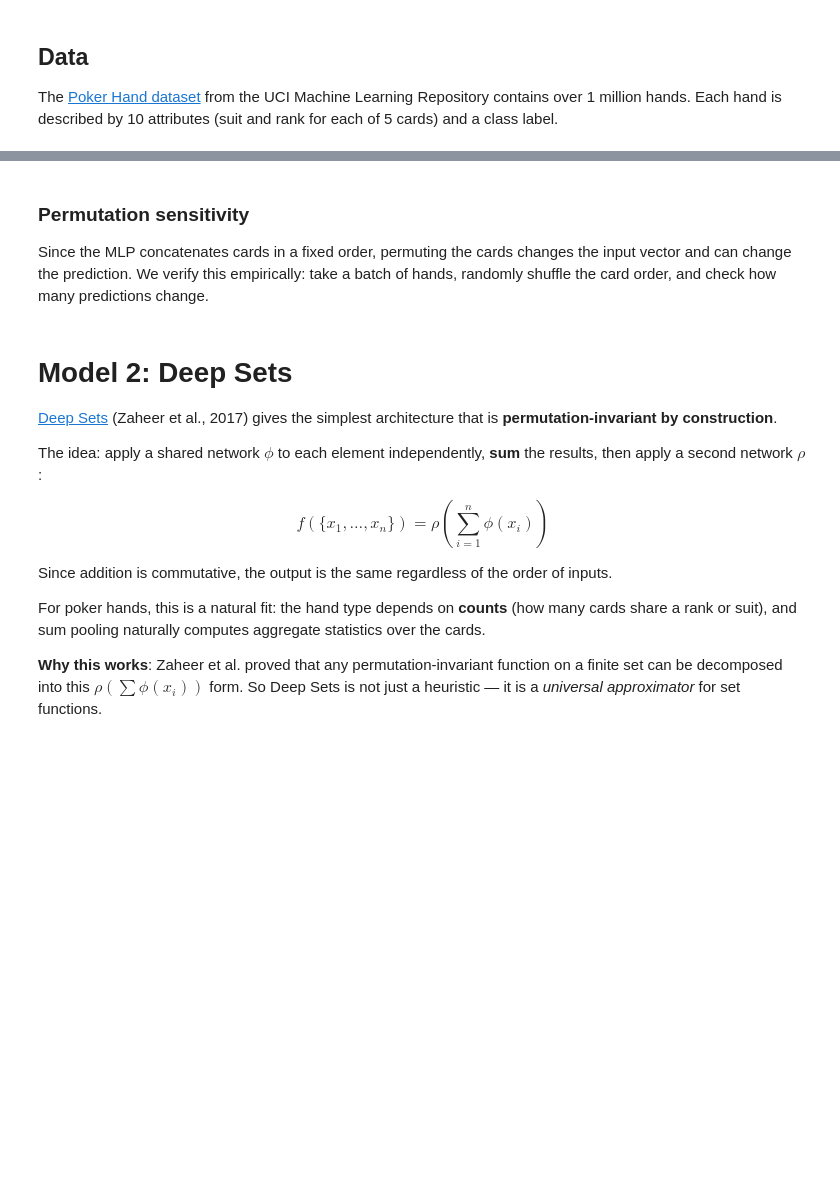
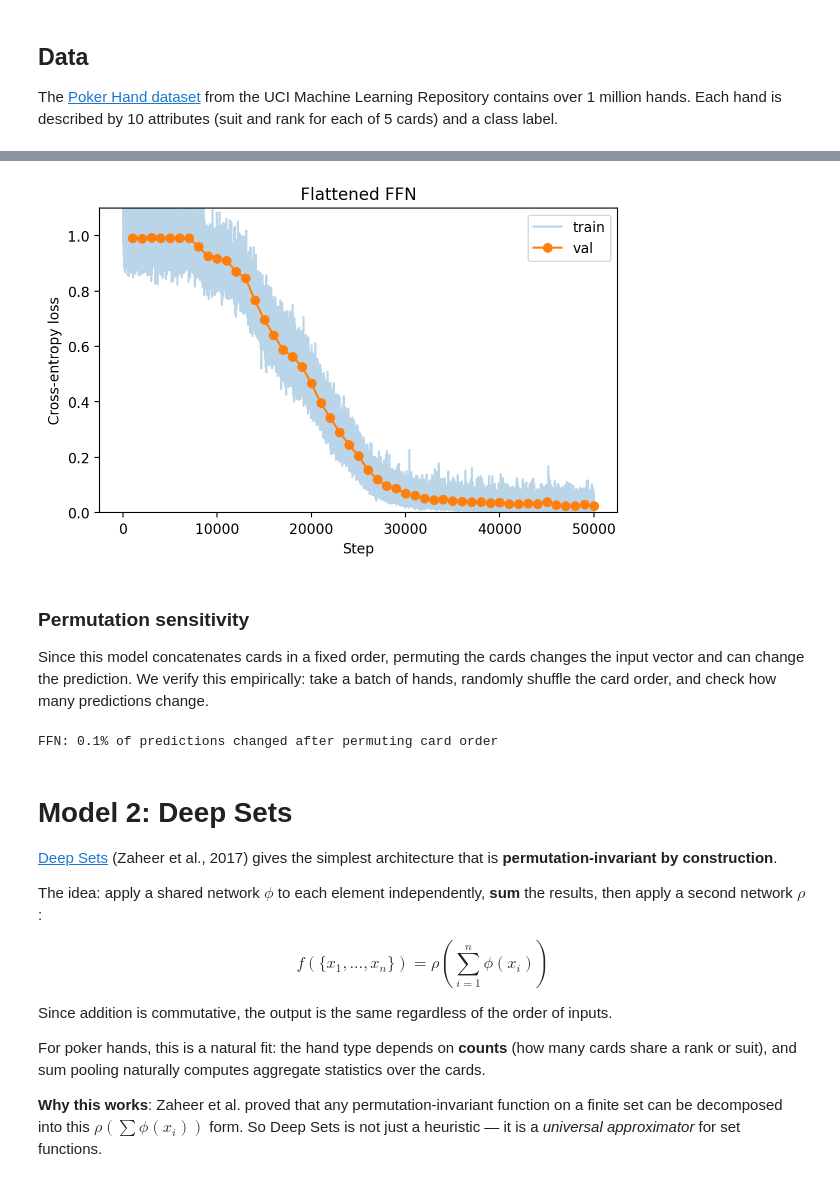
Before and after one commit to yoavram/nanochat, a Jupyter notebook: sets.ipynb, the cells around one changed output, grey strips where cells are left out. Drawn from its saved outputs; the diff is of its cells as text; code cells hidden in the pictures; blank space fills up the shorter version.

Commit message:
revised, same number of parameters, run everything

```diff
--- a/sets.ipynb
+++ b/sets.ipynb
@@ -160,7 +182,6 @@ def accuracy(params, forward_fn, suits, ranks, labels, batch_size=4096):
 # %%
-def train(name, init_fn, forward_fn, n_steps=10000, batch_size=256, lr=1e-3, seed=0):
+def train(name, init_fn, forward_fn, key, n_steps=50000, batch_size=256, lr=1e-3):
     """Train a model and return params + training history."""
-    key = jax.random.key(seed)
     key, subkey = jax.random.split(key)
     params = init_fn(subkey)
     n_p = count_params(params)
@@ -171,10 +192,11 @@ def train(name, init_fn, forward_fn, n_steps=10000, batch_size=256, lr=1e-3, see
 
     def loss_fn(p, s, r, y):
         return cross_entropy_loss(forward_fn(p, s, r), y)
+    loss_grads = jax.value_and_grad(loss_fn)
 
     @jax.jit
     def step(params, opt_state, s, r, y):
-        loss, grads = jax.value_and_grad(loss_fn)(params, s, r, y)
+        loss, grads = loss_grads(params, s, r, y)
         updates, opt_state_new = optimizer.update(grads, opt_state, params)
         params_new = optax.apply_updates(params, updates)
         return params_new, opt_state_new, loss
@@ -205,11 +227,16 @@ def train(name, init_fn, forward_fn, n_steps=10000, batch_size=256, lr=1e-3, see
     return params, train_losses, val_log
 # %%
 def plot_training(name, train_losses, val_log):
-    plt.figure(figsize=(8, 3))
+    plt.figure(figsize=(6, 4))
     plt.plot(train_losses, alpha=0.3, label='train')
     if val_log:
         vs, vl = zip(*val_log)
         plt.plot(vs, vl, 'o-', label='val')
-    plt.xlabel('Step'); plt.ylabel('Cross-entropy loss')
-    plt.title(name); plt.legend(); plt.tight_layout(); plt.show()
+    plt.xlabel('Step')
+    plt.ylabel('Cross-entropy loss')
+    plt.ylim(0, 1.1)
+    plt.title(name)
+    plt.legend()
+    plt.tight_layout()
+    plt.show()
 # %% [markdown]
@@ -224,8 +253,8 @@ This approach has two key limitations:
 - **Fixed input size**: the model is hardcoded to exactly 5 cards. Adding a 6th card would require a new architecture.
 - **Not permutation-invariant**: swapping two cards in the input changes the flattened vector and can change the output, even though the hand is the same. The model must learn to be approximately invariant from the data alone.
 # %%
-def init_params_mlp(key):
-    d_hidden = 128
+def init_params_ffn(key):
+    d_hidden = 110
     keys = jax.random.split(key, 5)
     scale = 0.02
     return {
@@ -240,7 +269,7 @@ def init_params_mlp(key):
     }
 
 
-def forward_mlp(params, suits, ranks):
+def forward_ffn(params, suits, ranks):
     """suits, ranks: (B, 5) int -> logits: (B, n_classes)"""
     x = embed_cards(params, suits, ranks)     # (B, 5, d_card)
     x = x.reshape(x.shape[0], -1)             # (B, 5 * d_card)
@@ -249,5 +278,5 @@ def forward_mlp(params, suits, ranks):
     return x @ params['W3'] + params['b3']
 # %%
 %%time
-mlp_params, mlp_losses, mlp_val = train('Flattened MLP', init_params_mlp, forward_mlp)
-plot_training('Flattened MLP', mlp_losses, mlp_val)
+subkey, key = jax.random.split(key)
+ffn_params, ffn_losses, ffn_val = train('Flattened FFN', init_params_ffn, forward_ffn, subkey)
@@ -254,7 +301,11 @@ plot_training('Flattened MLP', mlp_losses, mlp_val)
+# %%
+plot_training('Flattened FFN', ffn_losses, ffn_val)
+# %% [output]
+[figure, added]
 # %% [markdown]
 ### Permutation sensitivity
 
-Since the MLP concatenates cards in a fixed order, permuting the cards changes the input vector and can change the prediction. We verify this empirically: take a batch of hands, randomly shuffle the card order, and check how many predictions change.
+Since this model concatenates cards in a fixed order, permuting the cards changes the input vector and can change the prediction. We verify this empirically: take a batch of hands, randomly shuffle the card order, and check how many predictions change.
 # %%
 # Test permutation sensitivity on 1000 random hands
 key, subkey = jax.random.split(key)
@@ -266,10 +317,12 @@ key, subkey = jax.random.split(key)
 perm = jax.random.permutation(subkey, 5)
 s_perm, r_perm = s_orig[:, perm], r_orig[:, perm]
 
-pred_orig = jnp.argmax(forward_mlp(mlp_params, s_orig, r_orig), axis=-1)
-pred_perm = jnp.argmax(forward_mlp(mlp_params, s_perm, r_perm), axis=-1)
+pred_orig = jnp.argmax(forward_ffn(ffn_params, s_orig, r_orig), axis=-1)
+pred_perm = jnp.argmax(forward_ffn(ffn_params, s_perm, r_perm), axis=-1)
 changed = float(jnp.mean(pred_orig != pred_perm))
-print(f"MLP: {100 * changed:.1f}% of predictions changed after permuting card order")
+print(f"FFN: {100 * changed:.2g}% of predictions changed after permuting card order")
+# %% [output]
+FFN: 0.1% of predictions changed after permuting card order
 # %% [markdown]
 # Model 2: Deep Sets
 
```
Also changed, not shown: parts of 21 cells of this notebook.
